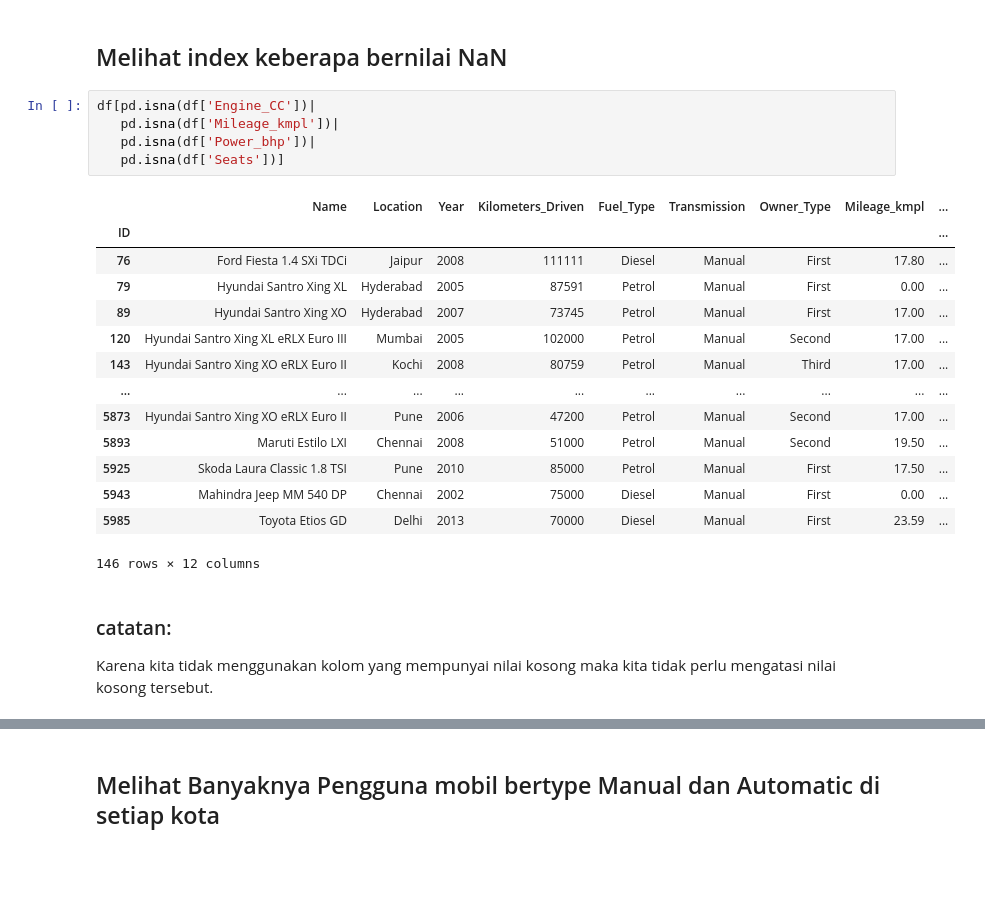
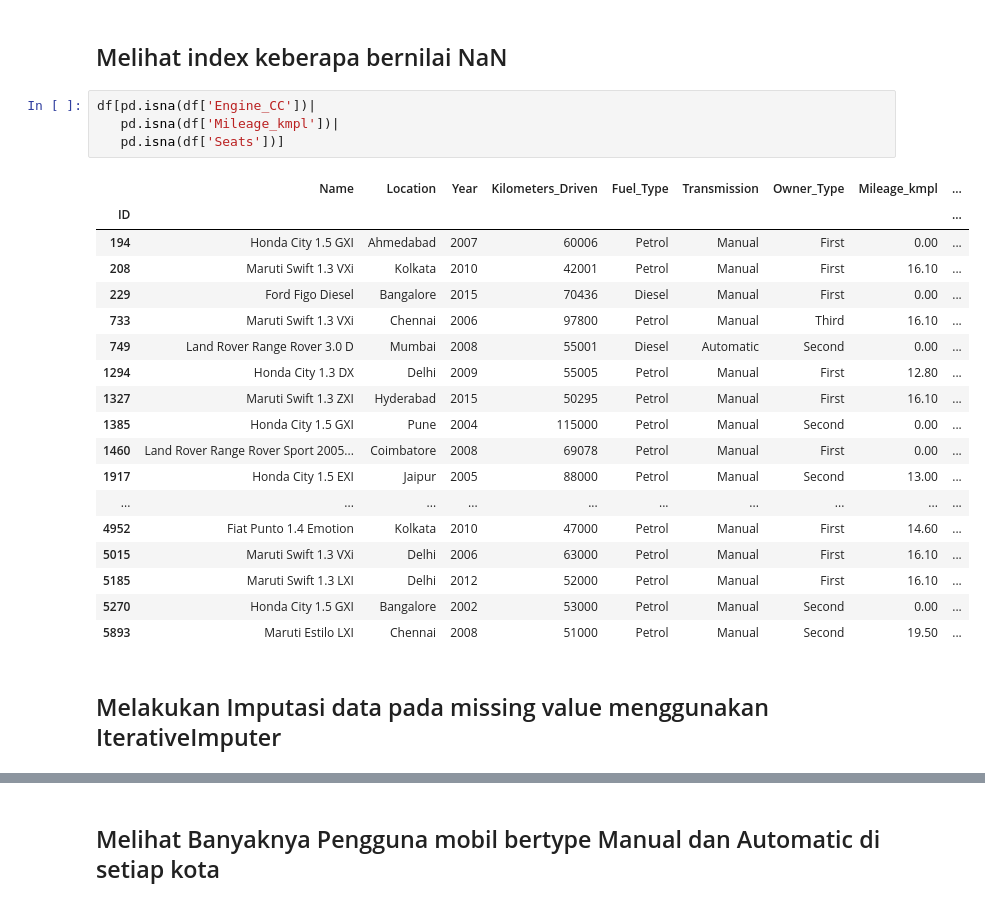
Before and after one commit to AlifianFatahillah/Data-Analisis, a Jupyter notebook: Analisis Car Data.ipynb, the cells around one changed output, grey strips where cells are left out. Drawn from its saved outputs; the diff is of its cells as text; blank space fills up the shorter version.

```diff
--- a/Analisis Car Data.ipynb
+++ b/Analisis Car Data.ipynb
@@ -73,23 +74,25 @@ plot_missing_value (df)
 # %%
 df[pd.isna(df['Engine_CC'])|
    pd.isna(df['Mileage_kmpl'])|
-   pd.isna(df['Power_bhp'])|
    pd.isna(df['Seats'])]
 # %% [output]
 |  | Name | Location | Year | Kilometers_Driven | Fuel_Type | Transmission | Owner_Type | Mileage_kmpl | ... |
 | ID |  |  |  |  |  |  |  |  | ... |
-| 76 | Ford Fiesta 1.4 SXi TDCi | Jaipur | 2008 | 111111 | Diesel | Manual | First | 17.80 | ... |
-| 79 | Hyundai Santro Xing XL | Hyderabad | 2005 | 87591 | Petrol | Manual | First | 0.00 | ... |
-| 89 | Hyundai Santro Xing XO | Hyderabad | 2007 | 73745 | Petrol | Manual | First | 17.00 | ... |
-| 120 | Hyundai Santro Xing XL eRLX Euro III | Mumbai | 2005 | 102000 | Petrol | Manual | Second | 17.00 | ... |
-| 143 | Hyundai Santro Xing XO eRLX Euro II | Kochi | 2008 | 80759 | Petrol | Manual | Third | 17.00 | ... |
+| 194 | Honda City 1.5 GXI | Ahmedabad | 2007 | 60006 | Petrol | Manual | First | 0.00 | ... |
+| 208 | Maruti Swift 1.3 VXi | Kolkata | 2010 | 42001 | Petrol | Manual | First | 16.10 | ... |
+| 229 | Ford Figo Diesel | Bangalore | 2015 | 70436 | Diesel | Manual | First | 0.00 | ... |
+| 733 | Maruti Swift 1.3 VXi | Chennai | 2006 | 97800 | Petrol | Manual | Third | 16.10 | ... |
+| 749 | Land Rover Range Rover 3.0 D | Mumbai | 2008 | 55001 | Diesel | Automatic | Second | 0.00 | ... |
+| 1294 | Honda City 1.3 DX | Delhi | 2009 | 55005 | Petrol | Manual | First | 12.80 | ... |
+| 1327 | Maruti Swift 1.3 ZXI | Hyderabad | 2015 | 50295 | Petrol | Manual | First | 16.10 | ... |
+| 1385 | Honda City 1.5 GXI | Pune | 2004 | 115000 | Petrol | Manual | Second | 0.00 | ... |
+| 1460 | Land Rover Range Rover Sport 2005... | Coimbatore | 2008 | 69078 | Petrol | Manual | First | 0.00 | ... |
+| 1917 | Honda City 1.5 EXI | Jaipur | 2005 | 88000 | Petrol | Manual | Second | 13.00 | ... |
 | ... | ... | ... | ... | ... | ... | ... | ... | ... | ... |
-| 5873 | Hyundai Santro Xing XO eRLX Euro II | Pune | 2006 | 47200 | Petrol | Manual | Second | 17.00 | ... |
+| 4952 | Fiat Punto 1.4 Emotion | Kolkata | 2010 | 47000 | Petrol | Manual | First | 14.60 | ... |
+| 5015 | Maruti Swift 1.3 VXi | Delhi | 2006 | 63000 | Petrol | Manual | First | 16.10 | ... |
+| 5185 | Maruti Swift 1.3 LXI | Delhi | 2012 | 52000 | Petrol | Manual | First | 16.10 | ... |
+| 5270 | Honda City 1.5 GXI | Bangalore | 2002 | 53000 | Petrol | Manual | Second | 0.00 | ... |
 | 5893 | Maruti Estilo LXI | Chennai | 2008 | 51000 | Petrol | Manual | Second | 19.50 | ... |
-| 5925 | Skoda Laura Classic 1.8 TSI | Pune | 2010 | 85000 | Petrol | Manual | First | 17.50 | ... |
-| 5943 | Mahindra Jeep MM 540 DP | Chennai | 2002 | 75000 | Diesel | Manual | First | 0.00 | ... |
-| 5985 | Toyota Etios GD | Delhi | 2013 | 70000 | Diesel | Manual | First | 23.59 | ... |
-146 rows × 12 columns
-# %% [markdown]
-### catatan:
-Karena kita tidak menggunakan kolom yang mempunyai nilai kosong maka kita tidak perlu mengatasi nilai kosong tersebut.
+# %% [markdown]
+## Melakukan Imputasi data pada missing value menggunakan IterativeImputer
```
Also changed, not shown: parts of 21 cells of this notebook.
